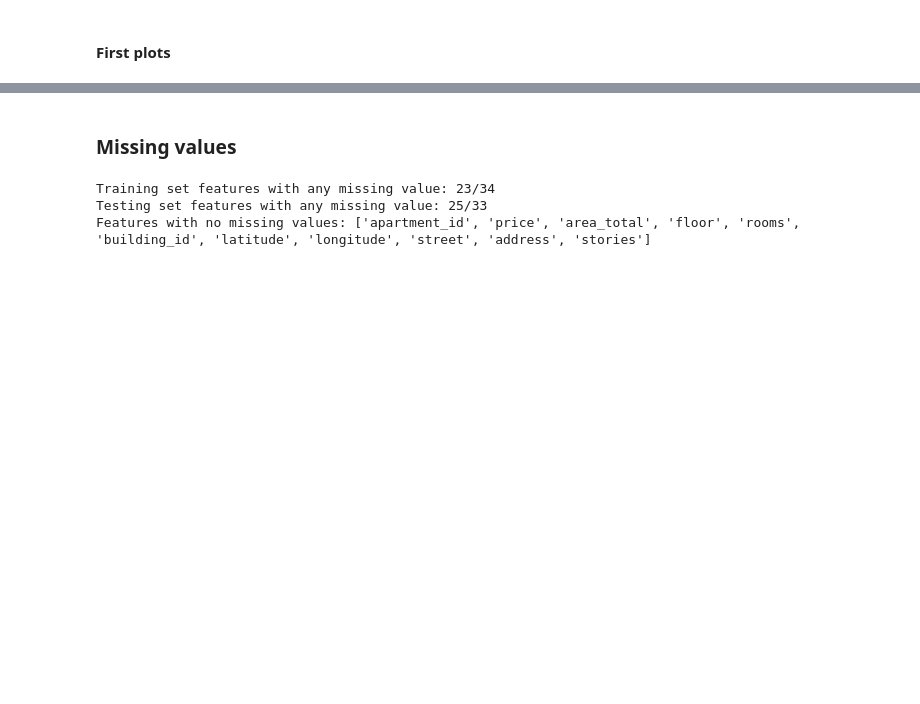
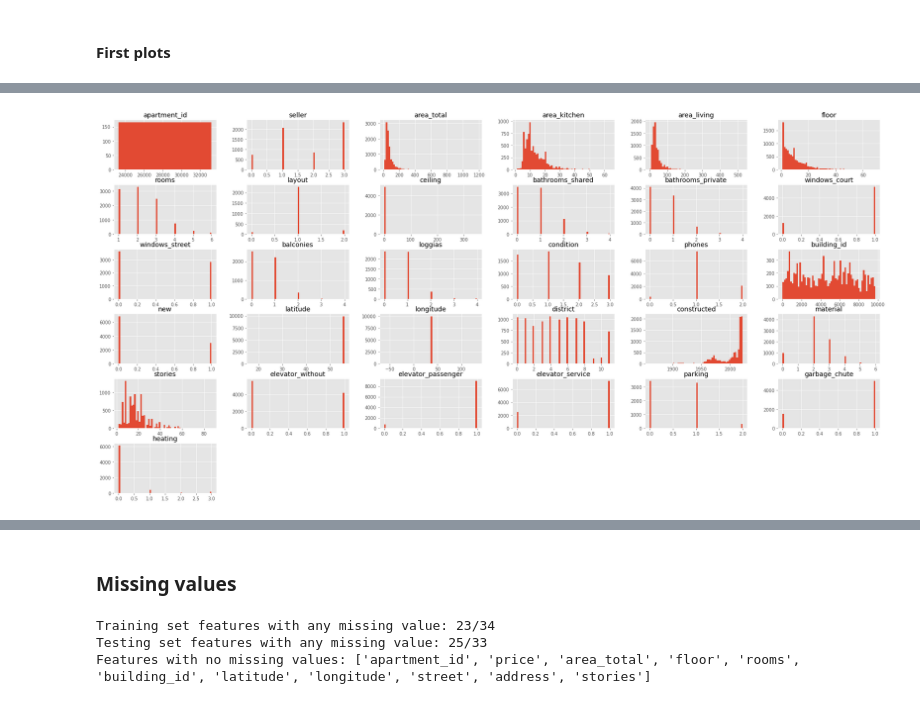
Before and after one commit to henrfj/TDT4173-ML, a Jupyter notebook: long_notebook.ipynb, the cells around one changed output, grey strips where cells are left out. Saved outputs shown, nothing was run; the diff lists cells and outputs as text; code cells hidden in the pictures; blank space fills up the shorter version.

```diff
--- a/long_notebook.ipynb
+++ b/long_notebook.ipynb
@@ -190,0 +200,5 @@ The categorical features are : district, material, parking and heating
+# %%
+df_test.hist(bins=60, figsize=(30,15))
+plt.show()
+# %% [output]
+[figure, added]
```
Also changed, not shown: parts of 21 cells of this notebook, 23 other files.
